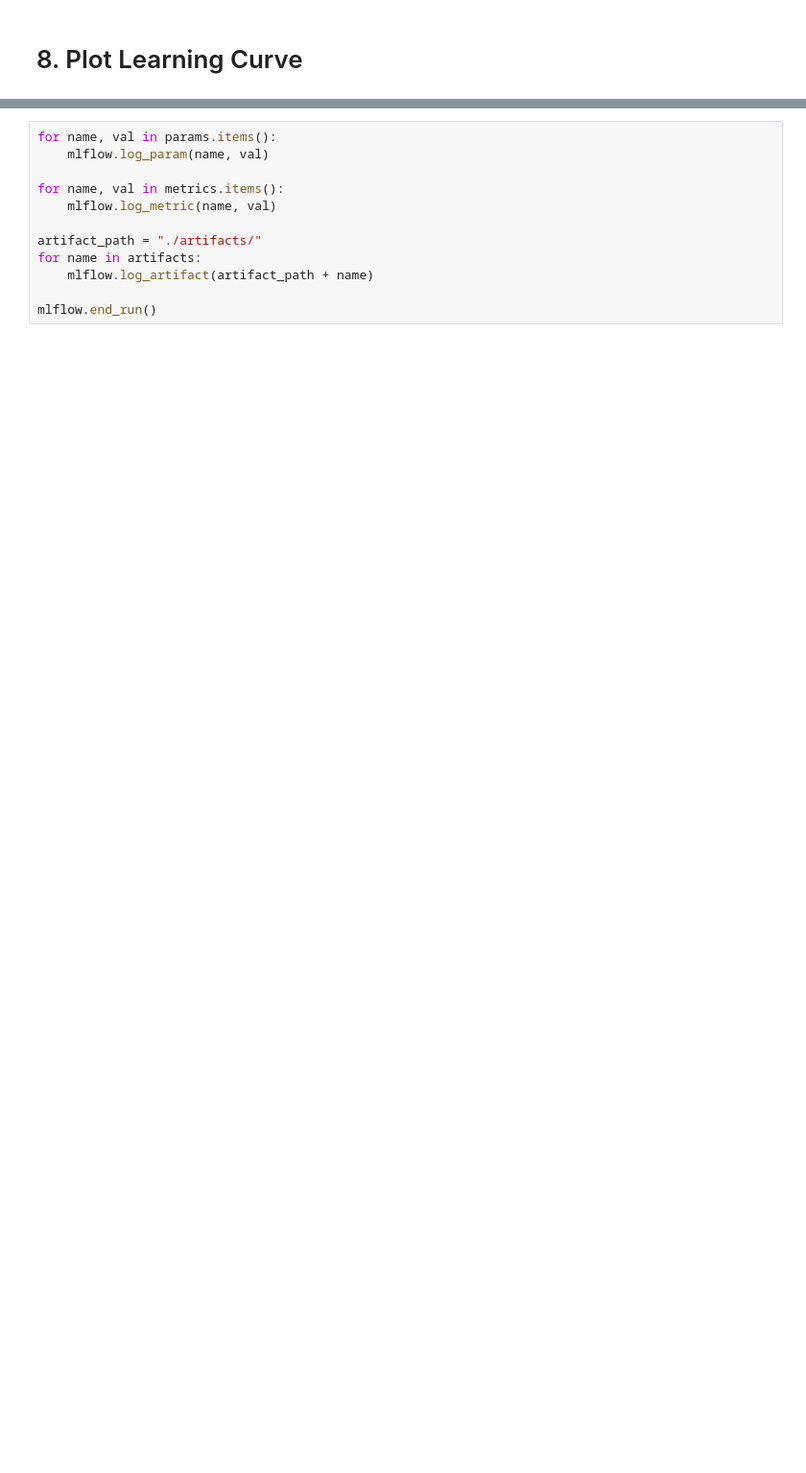
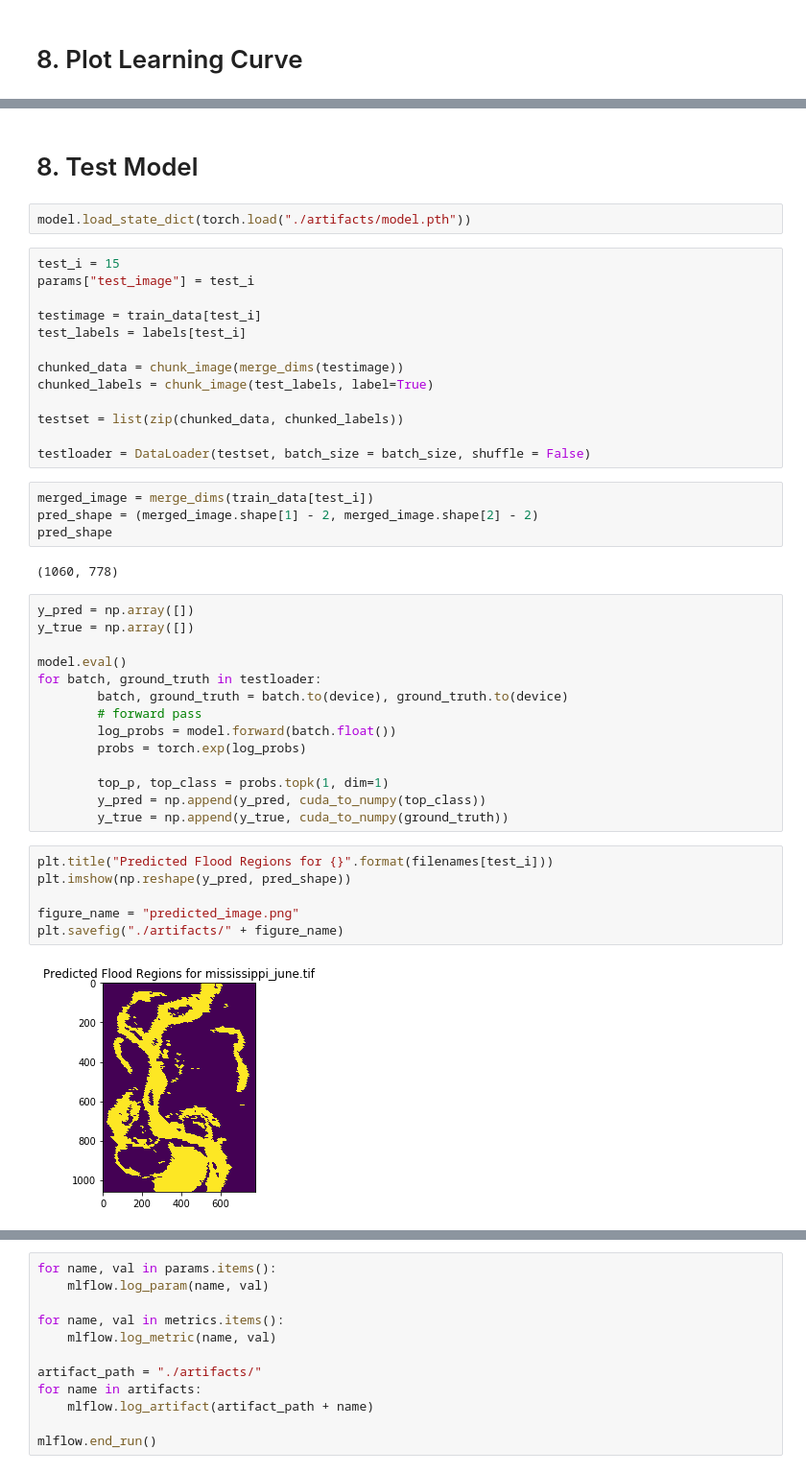
Before and after one commit to rcampbell95/MODIS-Classifier, a Jupyter notebook: Classifier Satellite Images.ipynb, the cells around one changed output, grey strips where cells are left out. Shown: that part at 96% size. Cells and saved outputs as stored; diff of their text form; blank space fills up the shorter version.

Commit message:
Fix dataloader bug causing training loss to fluctuate. Add testing

```diff
--- a/Classifier Satellite Images.ipynb
+++ b/Classifier Satellite Images.ipynb
@@ -237,0 +291,45 @@ artifacts.append(figure_name)
+# %% [markdown]
+# 8. Test Model
+# %%
+model.load_state_dict(torch.load("./artifacts/model.pth"))
+# %%
+test_i = 15
+params["test_image"] = test_i
+
+testimage = train_data[test_i]
+test_labels = labels[test_i]
+
+chunked_data = chunk_image(merge_dims(testimage))
+chunked_labels = chunk_image(test_labels, label=True)
+
+testset = list(zip(chunked_data, chunked_labels))
+
+testloader = DataLoader(testset, batch_size = batch_size, shuffle = False)
+# %%
+merged_image = merge_dims(train_data[test_i])
+pred_shape = (merged_image.shape[1] - 2, merged_image.shape[2] - 2)
+pred_shape
+# %% [output]
+(1060, 778)
+# %%
+y_pred = np.array([])
+y_true = np.array([])
+
+model.eval()
+for batch, ground_truth in testloader:
+        batch, ground_truth = batch.to(device), ground_truth.to(device)
+        # forward pass
+        log_probs = model.forward(batch.float())
+        probs = torch.exp(log_probs)
+
+        top_p, top_class = probs.topk(1, dim=1)
+        y_pred = np.append(y_pred, cuda_to_numpy(top_class))
+        y_true = np.append(y_true, cuda_to_numpy(ground_truth))
+# %%
+plt.title("Predicted Flood Regions for {}".format(filenames[test_i]))
+plt.imshow(np.reshape(y_pred, pred_shape))
+
+figure_name = "predicted_image.png"
+plt.savefig("./artifacts/" + figure_name)
+# %% [output]
+[figure, added]
```
Also changed, not shown: parts of 11 cells of this notebook.
